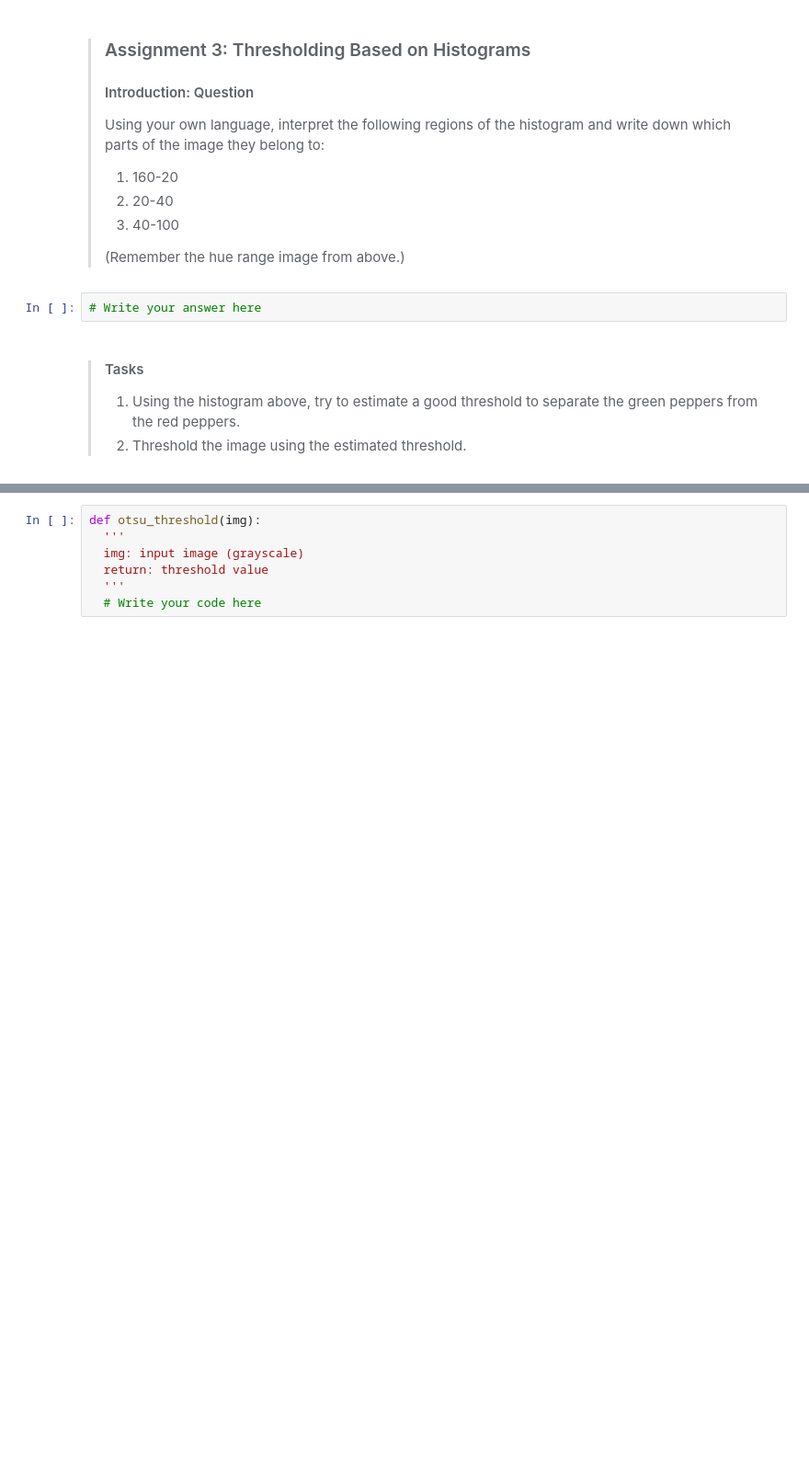
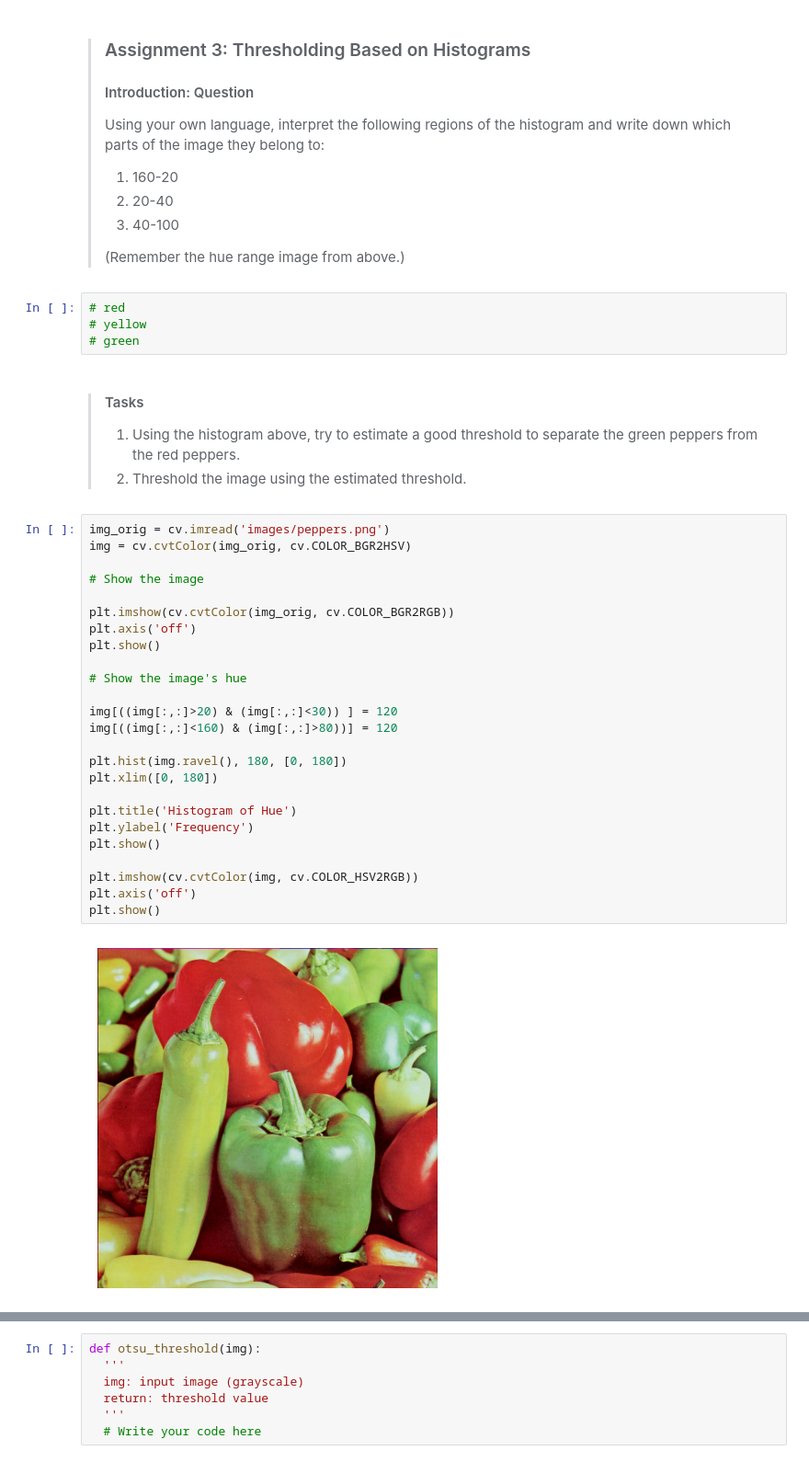
Before and after one commit to VlaKarlo/OSiRV_LV, a Jupyter notebook: lab2.ipynb, the cells around one changed output, grey strips where cells are left out. Shown at 92% size. Saved outputs shown, nothing was run; the diff lists cells and outputs as text; blank space fills up the shorter version.

```diff
--- a/lab2.ipynb
+++ b/lab2.ipynb
@@ -168,10 +226,39 @@ plt.show()
 > 2) 40-100
 >
 > (Remember the hue range image from above.)
-# %%
-# Write your answer here
+# %%
+# red
+# yellow
+# green
 # %% [markdown]
 > #### Tasks
 >
 > 1. Using the histogram above, try to estimate a good threshold to separate the green peppers from the red peppers.
 > 2. Threshold the image using the estimated threshold.
+# %%
+img_orig = cv.imread('images/peppers.png')
+img = cv.cvtColor(img_orig, cv.COLOR_BGR2HSV)
+
+# Show the image
+
+plt.imshow(cv.cvtColor(img_orig, cv.COLOR_BGR2RGB))
+plt.axis('off')
+plt.show()
+
+# Show the image's hue
+
+img[((img[:,:]>20) & (img[:,:]<30)) ] = 120
+img[((img[:,:]<160) & (img[:,:]>80))] = 120
+
+plt.hist(img.ravel(), 180, [0, 180])
+plt.xlim([0, 180])
+
+plt.title('Histogram of Hue')
+plt.ylabel('Frequency')
+plt.show()
+
+plt.imshow(cv.cvtColor(img, cv.COLOR_HSV2RGB))
+plt.axis('off')
+plt.show()
+# %% [output]
+[figure, added]
```
Also changed, not shown: parts of 7 cells of this notebook.
